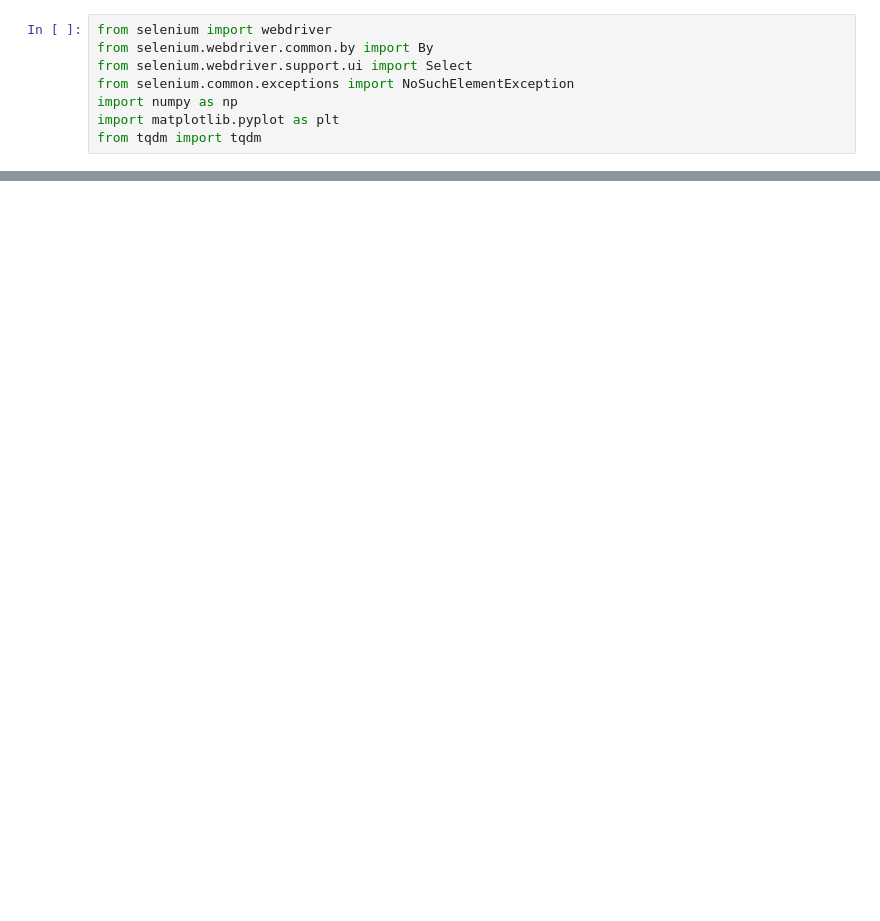
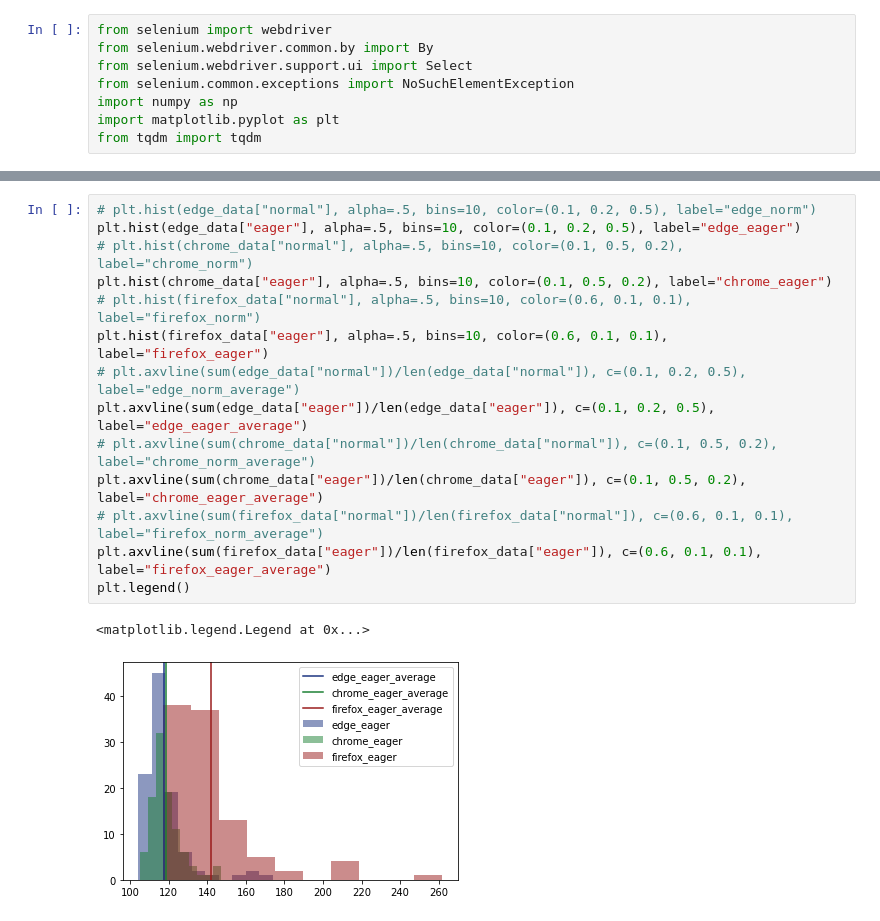
Before and after one commit to woodyhoko/tfjs_wasm, a Jupyter notebook: test.ipynb, the cells around one changed output, grey strips where cells are left out. Cells and saved outputs as stored; diff of their text form; blank space fills up the shorter version.

```diff
--- a/test.ipynb
+++ b/test.ipynb
@@ -61 +107,18 @@ plt.legend()
+# %%
+# plt.hist(edge_data["normal"], alpha=.5, bins=10, color=(0.1, 0.2, 0.5), label="edge_norm")
+plt.hist(edge_data["eager"], alpha=.5, bins=10, color=(0.1, 0.2, 0.5), label="edge_eager")
+# plt.hist(chrome_data["normal"], alpha=.5, bins=10, color=(0.1, 0.5, 0.2), label="chrome_norm")
+plt.hist(chrome_data["eager"], alpha=.5, bins=10, color=(0.1, 0.5, 0.2), label="chrome_eager")
+# plt.hist(firefox_data["normal"], alpha=.5, bins=10, color=(0.6, 0.1, 0.1), label="firefox_norm")
+plt.hist(firefox_data["eager"], alpha=.5, bins=10, color=(0.6, 0.1, 0.1), label="firefox_eager")
+# plt.axvline(sum(edge_data["normal"])/len(edge_data["normal"]), c=(0.1, 0.2, 0.5), label="edge_norm_average")
+plt.axvline(sum(edge_data["eager"])/len(edge_data["eager"]), c=(0.1, 0.2, 0.5), label="edge_eager_average")
+# plt.axvline(sum(chrome_data["normal"])/len(chrome_data["normal"]), c=(0.1, 0.5, 0.2), label="chrome_norm_average")
+plt.axvline(sum(chrome_data["eager"])/len(chrome_data["eager"]), c=(0.1, 0.5, 0.2), label="chrome_eager_average")
+# plt.axvline(sum(firefox_data["normal"])/len(firefox_data["normal"]), c=(0.6, 0.1, 0.1), label="firefox_norm_average")
+plt.axvline(sum(firefox_data["eager"])/len(firefox_data["eager"]), c=(0.6, 0.1, 0.1), label="firefox_eager_average")
+plt.legend()
+# %% [output]
+<matplotlib.legend.Legend at 0x...>
+[figure, added]
 # %%
```
Also changed, not shown: parts of 7 cells of this notebook, 1 other file.
